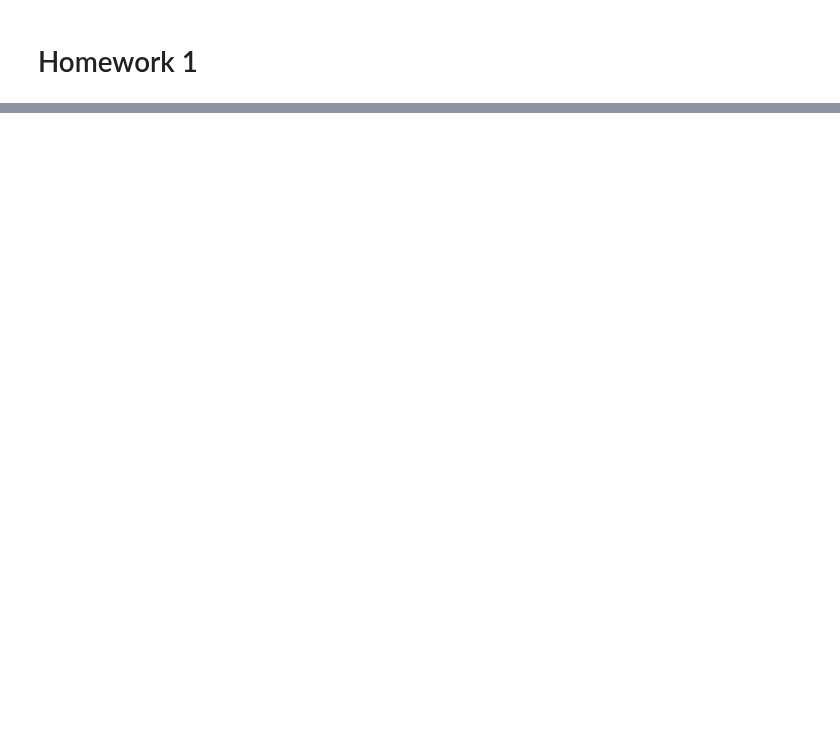
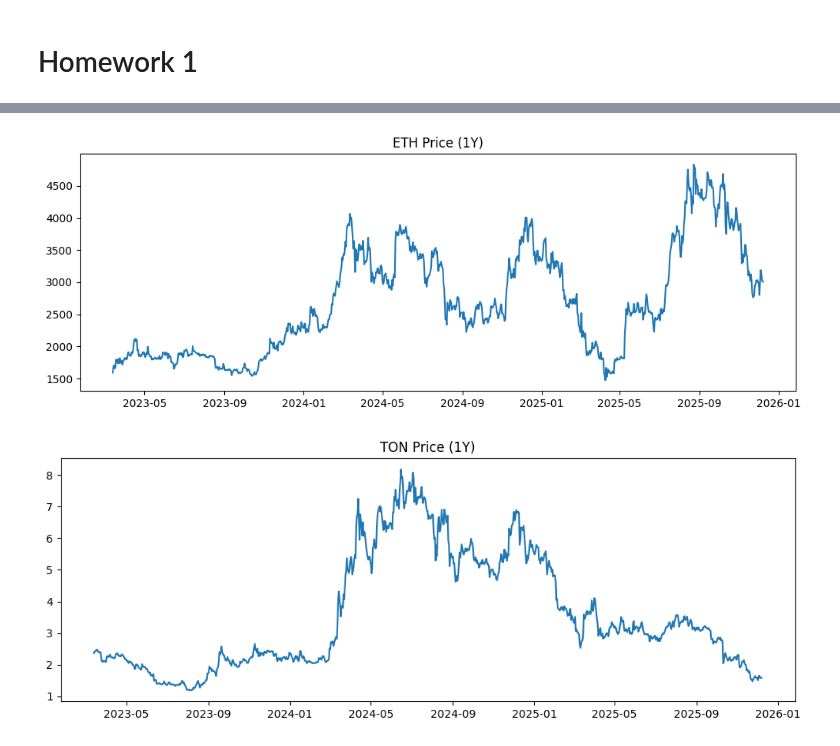
Before and after one commit to dnlmkhlv/ml, a Jupyter notebook: time-series/homeworks/homework1.ipynb, the cells around one changed output, grey strips where cells are left out. Drawn from its saved outputs; the diff is of its cells as text; code cells hidden in the pictures; blank space fills up the shorter version.

Commit message:
added datasets + data loading and preparation

```diff
--- a/time-series/homeworks/homework1.ipynb
+++ b/time-series/homeworks/homework1.ipynb
@@ -23,0 +38,3 @@ As a result of this homework you should provide a .ipynb file (jupyter notebook)
+# %%
+df1 = pd.read_csv("data\ETH_1Y_graph_coinmarketcap.csv", sep=";")
+df2 = pd.read_csv("data\TON_1Y_graph_coinmarketcap.csv", sep=";")
@@ -23,0 +59,13 @@ As a result of this homework you should provide a .ipynb file (jupyter notebook)
+# %%
+# Ensure timestamp is datetime and index
+df1['timestamp'] = pd.to_datetime(df1['timestamp'])
+df1 = df1.set_index('timestamp')
+
+df2['timestamp'] = pd.to_datetime(df2['timestamp'])
+df2 = df2.set_index('timestamp')
+# %%
+# Rename for clarity
+df1.rename(columns={'price': 'eth_price', 'volume': 'eth_volume'}, inplace=True)
+df2.rename(columns={'price': 'ton_price', 'volume': 'ton_volume'}, inplace=True)
+
+df1.head(), df2.head()
@@ -23,0 +87,13 @@ As a result of this homework you should provide a .ipynb file (jupyter notebook)
+# %%
+plt.figure(figsize=(12,4))
+plt.plot(df1['eth_price'])
+plt.title("ETH Price (1Y)")
+plt.show()
+
+plt.figure(figsize=(12,4))
+plt.plot(df2['ton_price'])
+plt.title("TON Price (1Y)")
+plt.show()
+# %% [output]
+[figure, added]
+[figure, added]
```
Also changed, not shown: parts of 12 cells of this notebook, 2 other files.
